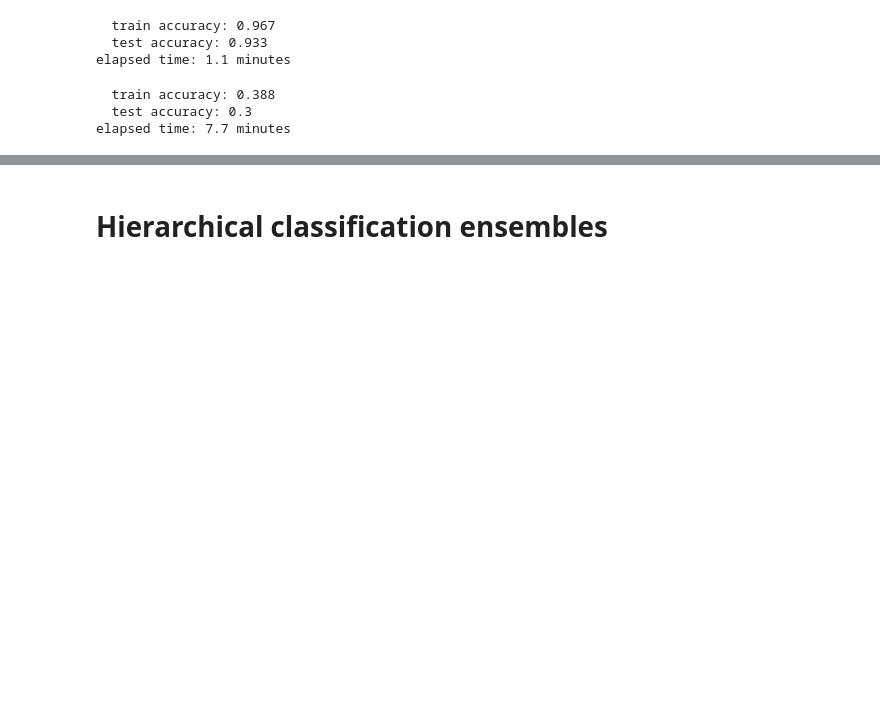
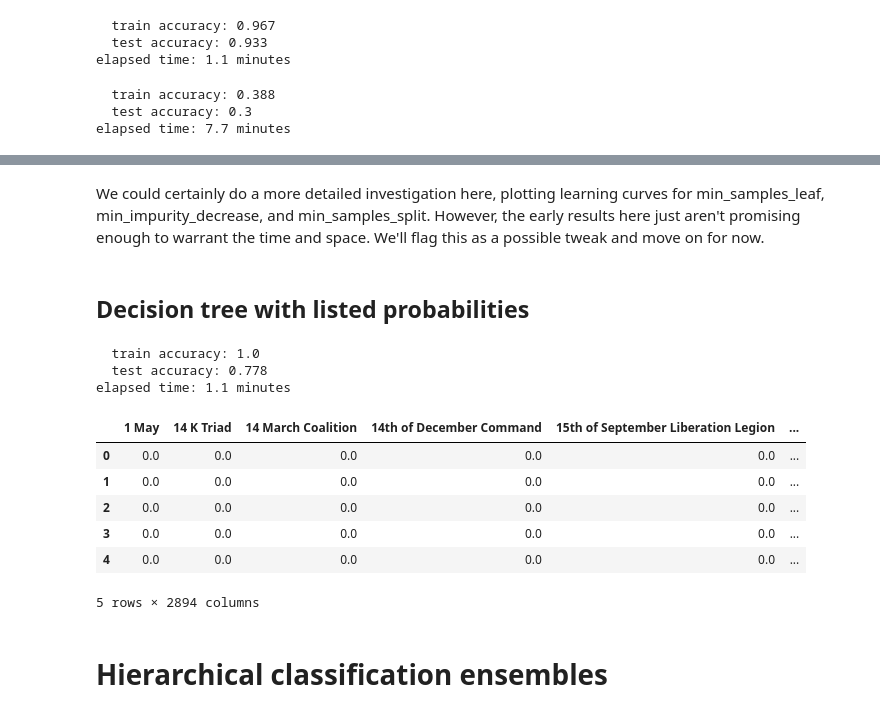
Before and after one commit to gqfiddler/terrorism-attribution-engine, a Jupyter notebook: UPDATED_terrorism_attribution_engine.ipynb, the cells around one changed output, grey strips where cells are left out. Cells and saved outputs as stored; diff of their text form; code cells hidden in the pictures; blank space fills up the shorter version.

```diff
--- a/UPDATED_terrorism_attribution_engine.ipynb
+++ b/UPDATED_terrorism_attribution_engine.ipynb
@@ -1093,0 +1135,5 @@ It's worth noting, however, that this custom package significantly outperformed
+# %%
+from sklearn.preprocessing import LabelEncoder
+encoder = LabelEncoder()
+y = encoder.fit_transform(dummy_df.gname)
+# X_train, X_test, y_train, y_test = train_test_split(dummy_df.drop('gname', axis=1), y, test_size=0.3)
@@ -1093,0 +1149,21 @@ It's worth noting, however, that this custom package significantly outperformed
+# %%
+X_train, X_test, y_train, y_test = train_test_split(dummy_df.drop('gname', axis=1), y, test_size=0.3)
+scores = []
+topscore = 0
+model = None
+for i in range(5):
+    random_params = {
+        'class_weight':'balanced',
+        'splitter': 'random',
+        'max_features': 0.95,
+        'random_state': i,
+    }
+    dtc = DecisionTreeClassifier(**random_params)
+    dtc.fit(X_train, y_train)
+    score = sum(dtc.predict(X_test)==y_test)/len(y_test)
+    scores.append(score)
+    if score > topscore:
+        topscore = score
+        model = dtc
+
+print(round(topscore, 3))
@@ -1093,0 +1260,4 @@ It's worth noting, however, that this custom package significantly outperformed
+# %% [markdown]
+We could certainly do a more detailed investigation here, plotting learning curves for min_samples_leaf, min_impurity_decrease, and min_samples_split.  However, the early results here just aren't promising enough to warrant the time and space.  We'll flag this as a possible tweak and move on for now.
+# %% [markdown]
+## Decision tree with listed probabilities
@@ -1094,3 +1267,23 @@ It's worth noting, however, that this custom package significantly outperformed
+# %%
+# X_train, X_test, y_train, y_test = train_test_split(dummy_df.drop('gname', axis=1), y, test_size=0.3)
+dtc = DecisionTreeClassifier(class_weight='balanced')
+quick_test_model(dtc, dummy_df.drop('gname', axis=1), y)
+# %% [output]
+  train accuracy: 1.0
+  test accuracy: 0.778
+elapsed time: 1.1 minutes
+# %%
+probs = pd.DataFrame(dtc.predict_proba(X_test))
+probs.columns = encoder.inverse_transform(probs.columns)
+probs.head()
+# %% [output]
+|  | 1 May | 14 K Triad | 14 March Coalition | 14th of December Command | 15th of September Liberation Legion | ... |
+| 0 | 0.0 | 0.0 | 0.0 | 0.0 | 0.0 | ... |
+| 1 | 0.0 | 0.0 | 0.0 | 0.0 | 0.0 | ... |
+| 2 | 0.0 | 0.0 | 0.0 | 0.0 | 0.0 | ... |
+| 3 | 0.0 | 0.0 | 0.0 | 0.0 | 0.0 | ... |
+| 4 | 0.0 | 0.0 | 0.0 | 0.0 | 0.0 | ... |
+5 rows × 2894 columns
 # %% [markdown]
 # Hierarchical classification ensembles
 # %% [markdown]
```
Also changed, not shown: parts of 54 cells of this notebook, 1 other file.
